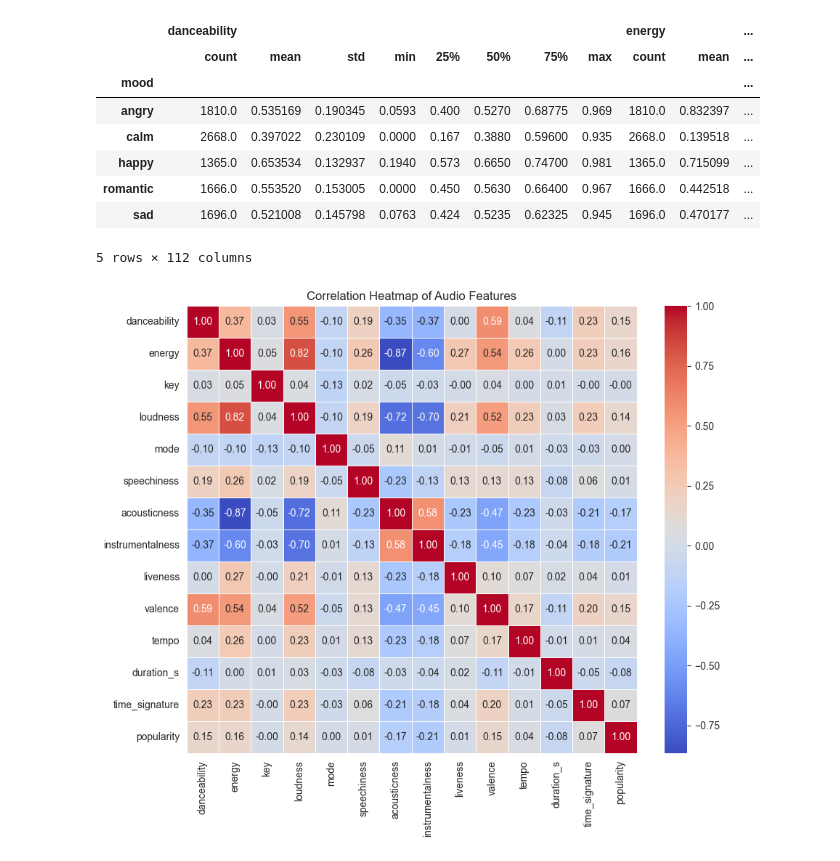
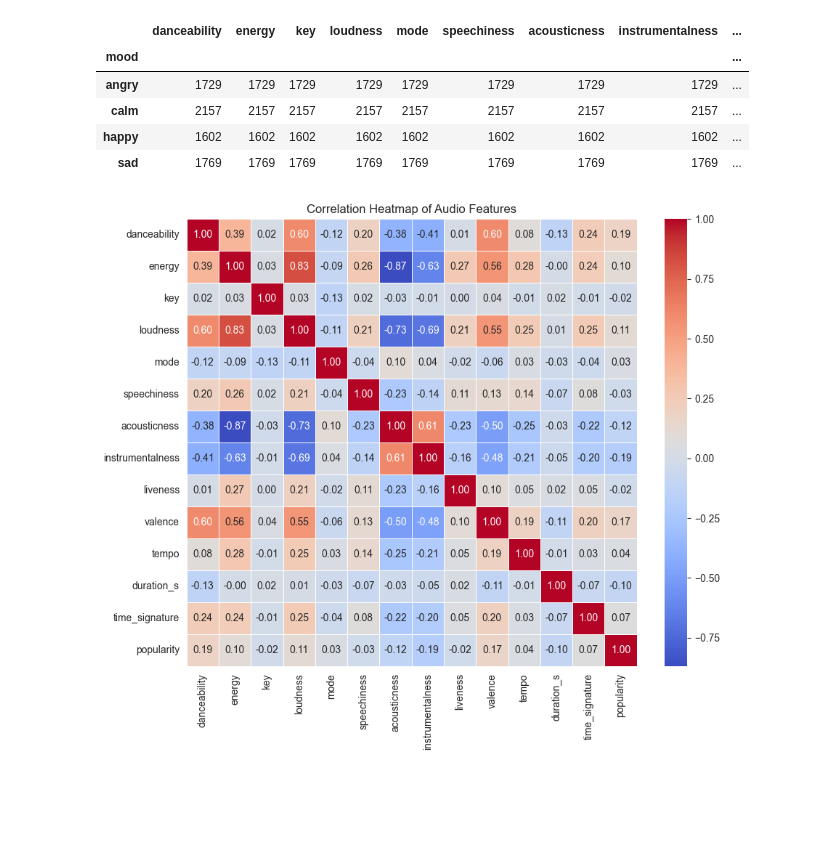
Before and after one commit to BryanZhang938/harmonic_horizons, a Jupyter notebook: src/data/process_data.ipynb, the cells around one changed output. Saved outputs shown, nothing was run; the diff lists cells and outputs as text; code cells hidden in the pictures; blank space fills up the shorter version.

```diff
--- a/src/data/process_data.ipynb
+++ b/src/data/process_data.ipynb
@@ -4,7 +4,7 @@ import seaborn as sns
 import matplotlib.pyplot as plt
 from sklearn.feature_selection import f_classif
 # %%
-df = pd.read_csv('/Users/bryanzhang/Desktop/career/projects/harmonic_horizons/data/tracks2.csv')
+df = pd.read_csv('/Users/bryanzhang/Desktop/career/projects/harmonic_horizons/data/tracks.csv')
 # %%
 df.dropna(axis=0, how='any', inplace=True)
 removed_cols = ['Unnamed: 0', 'type', 'uri', 'track_href', 'analysis_url', 'id']
@@ -22,18 +22,15 @@ def adjust_time(time):
 track_df['duration_ms'] = track_df['duration_ms'].apply(adjust_time)
 track_df = track_df.rename(columns={'duration_ms': 'duration_s'})
 # %%
-mood_distribution = track_df.groupby('mood').describe()
+mood_distribution = track_df.groupby('mood').count()
 mood_distribution
 # %% [output]
-|  | danceability |  |  |  |  |  |  |  | energy |  | ... |
-|  | count | mean | std | min | 25% | 50% | 75% | max | count | mean | ... |
-| mood |  |  |  |  |  |  |  |  |  |  | ... |
-| angry | 1810.0 | 0.535169 | 0.190345 | 0.0593 | 0.400 | 0.5270 | 0.68775 | 0.969 | 1810.0 | 0.832397 | ... |
-| calm | 2668.0 | 0.397022 | 0.230109 | 0.0000 | 0.167 | 0.3880 | 0.59600 | 0.935 | 2668.0 | 0.139518 | ... |
-| happy | 1365.0 | 0.653534 | 0.132937 | 0.1940 | 0.573 | 0.6650 | 0.74700 | 0.981 | 1365.0 | 0.715099 | ... |
-| romantic | 1666.0 | 0.553520 | 0.153005 | 0.0000 | 0.450 | 0.5630 | 0.66400 | 0.967 | 1666.0 | 0.442518 | ... |
-| sad | 1696.0 | 0.521008 | 0.145798 | 0.0763 | 0.424 | 0.5235 | 0.62325 | 0.945 | 1696.0 | 0.470177 | ... |
+|  | danceability | energy | key | loudness | mode | speechiness | acousticness | instrumentalness | ... |
+| mood |  |  |  |  |  |  |  |  | ... |
+| angry | 1729 | 1729 | 1729 | 1729 | 1729 | 1729 | 1729 | 1729 | ... |
+| calm | 2157 | 2157 | 2157 | 2157 | 2157 | 2157 | 2157 | 2157 | ... |
+| happy | 1602 | 1602 | 1602 | 1602 | 1602 | 1602 | 1602 | 1602 | ... |
+| sad | 1769 | 1769 | 1769 | 1769 | 1769 | 1769 | 1769 | 1769 | ... |
-5 rows × 112 columns
 # %%
 corr_matrix = track_df.drop(columns=['mood']).corr()
 plt.figure(figsize=(10, 8))
@@ -41,7 +38,7 @@ sns.heatmap(corr_matrix, annot=True, cmap='coolwarm', fmt='.2f', linewidths=0.5)
 plt.title('Correlation Heatmap of Audio Features')
 plt.show()
 # %% [output]
-[figure, old version]
+[figure, new version]
 # %%
 X = track_df.drop(columns=['mood'])
 y = track_df['mood']
```
Also changed, not shown: parts of 4 cells of this notebook, 2 other files.
